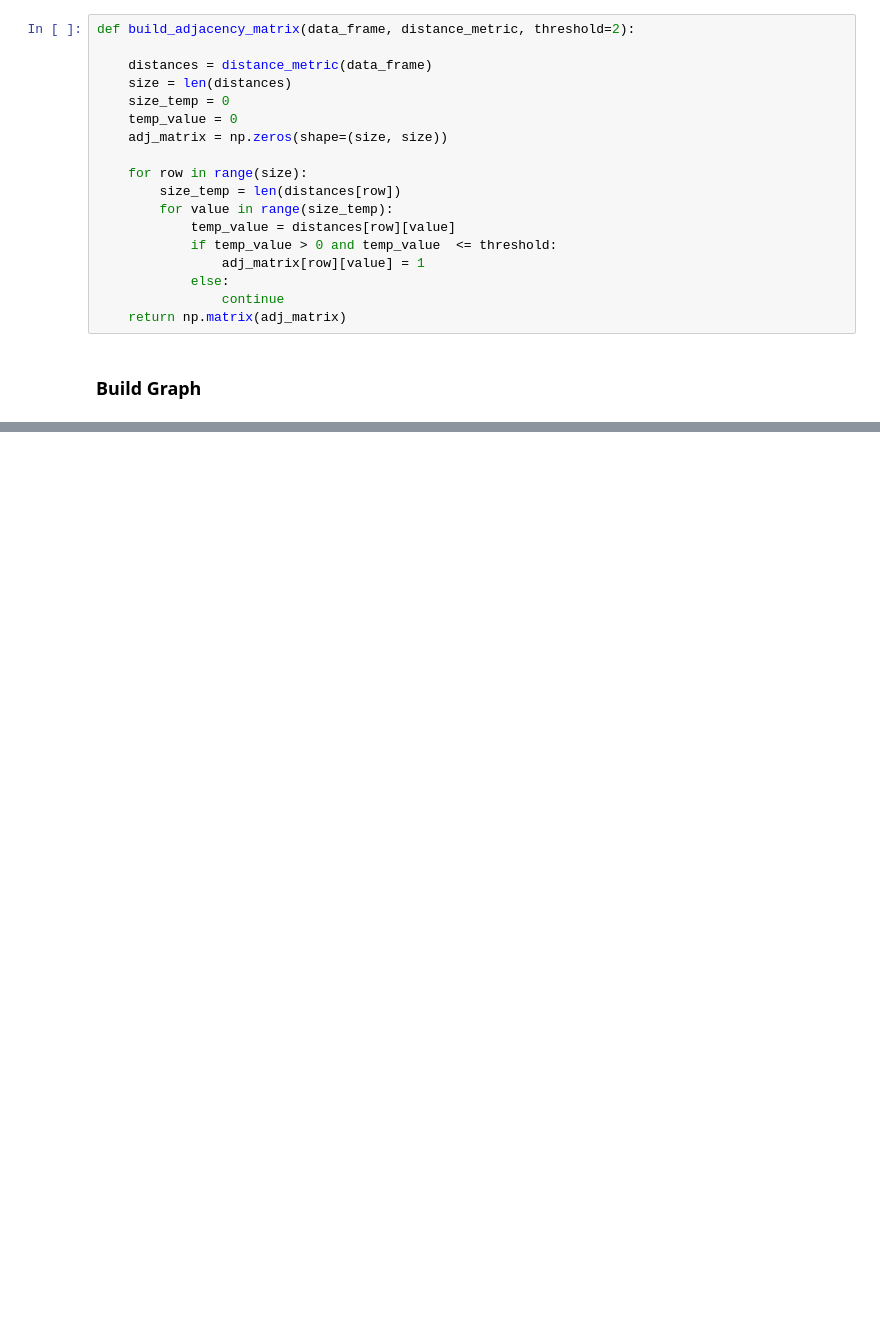
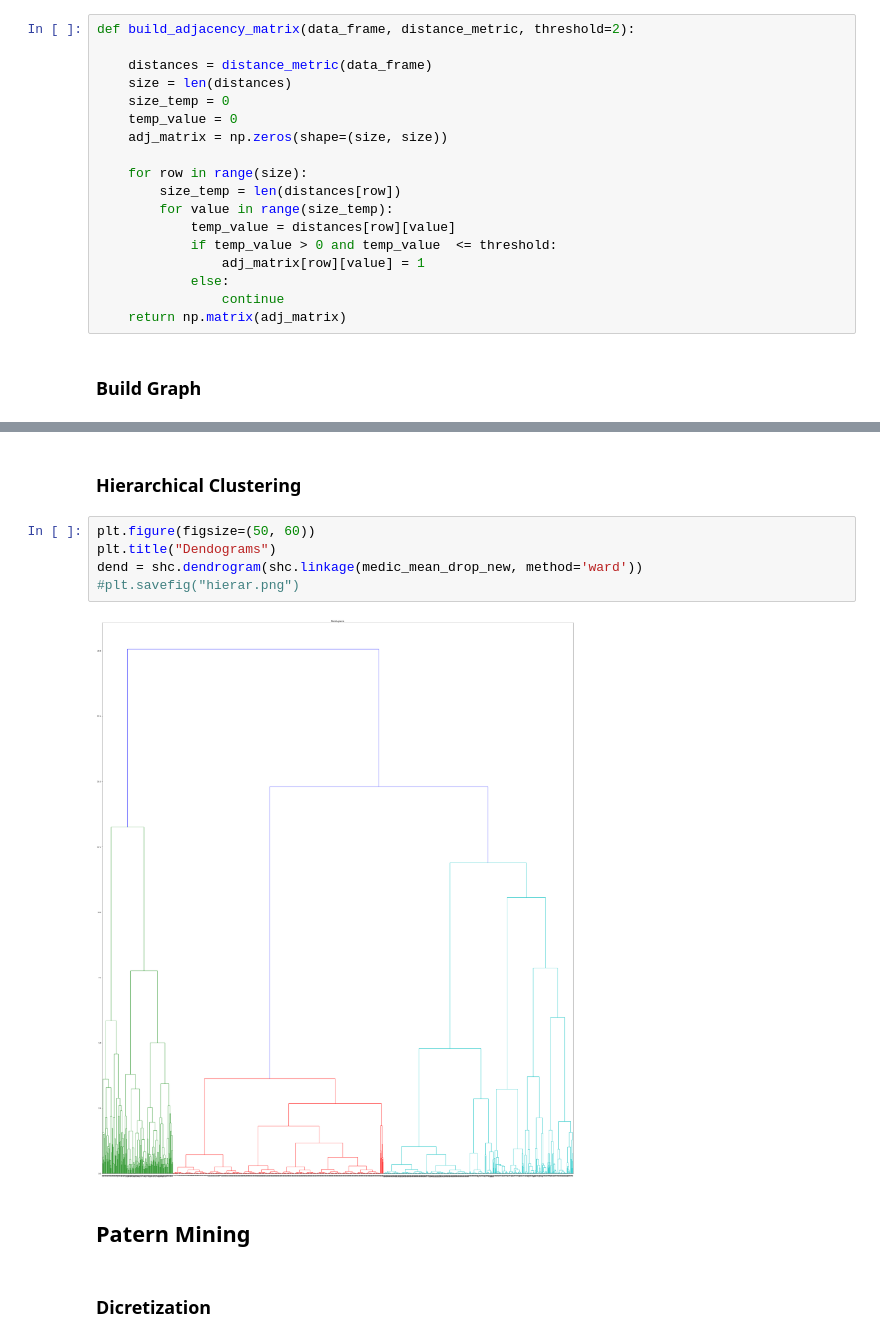
Before and after one commit to Pedrolindeza/schizoconnect, a Jupyter notebook: crc_2.ipynb, the cells around one changed output, grey strips where cells are left out. Cells and saved outputs as stored; diff of their text form; blank space fills up the shorter version.

```diff
--- a/crc_2.ipynb
+++ b/crc_2.ipynb
@@ -270,0 +346,13 @@ plt.show()
+# %% [markdown]
+### Hierarchical Clustering
+# %%
+plt.figure(figsize=(50, 60))
+plt.title("Dendograms")
+dend = shc.dendrogram(shc.linkage(medic_mean_drop_new, method='ward'))
+#plt.savefig("hierar.png")
+# %% [output]
+[figure, added]
+# %% [markdown]
+## Patern Mining
+# %% [markdown]
+### Dicretization
```
Also changed, not shown: parts of 21 cells of this notebook.
